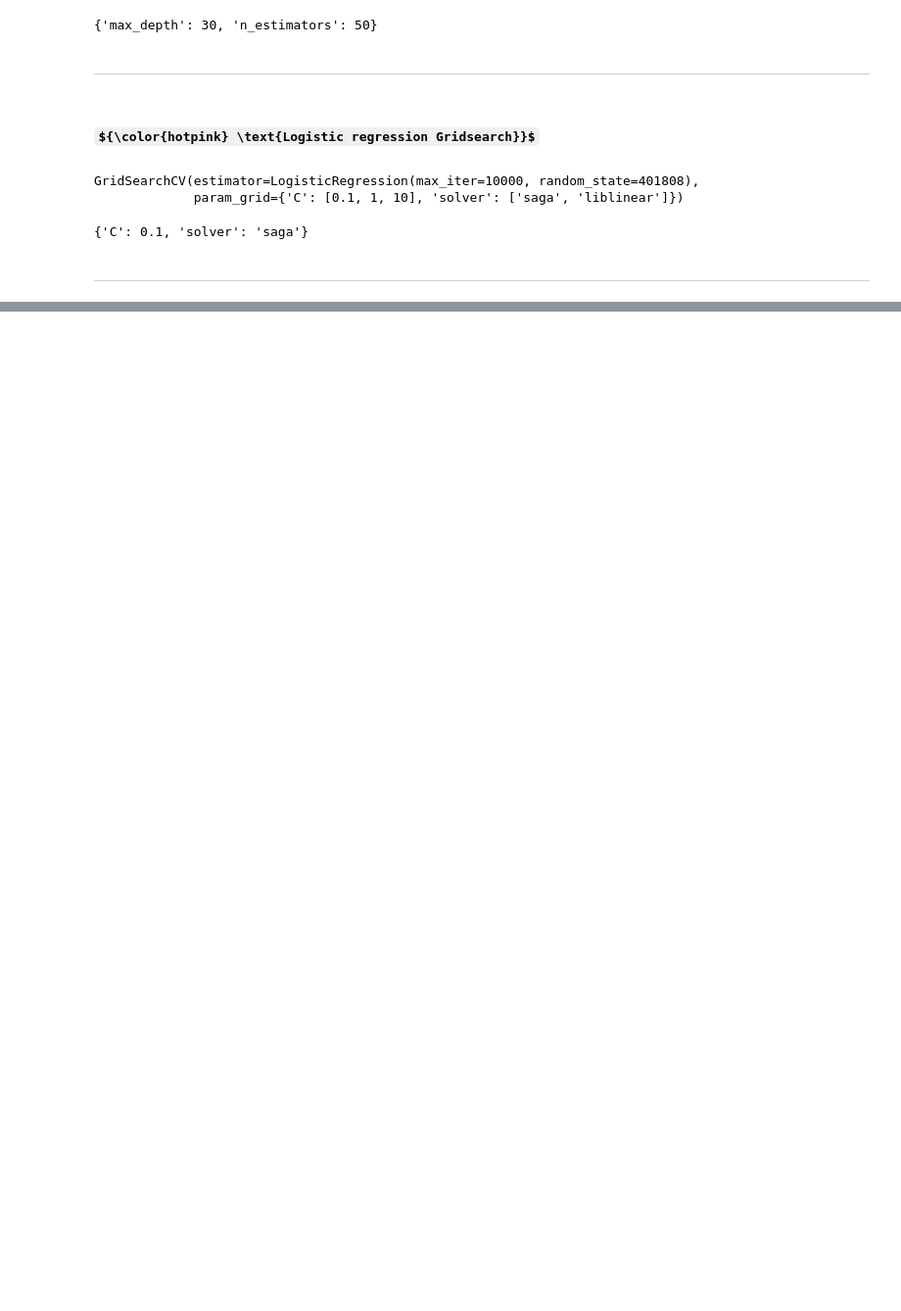
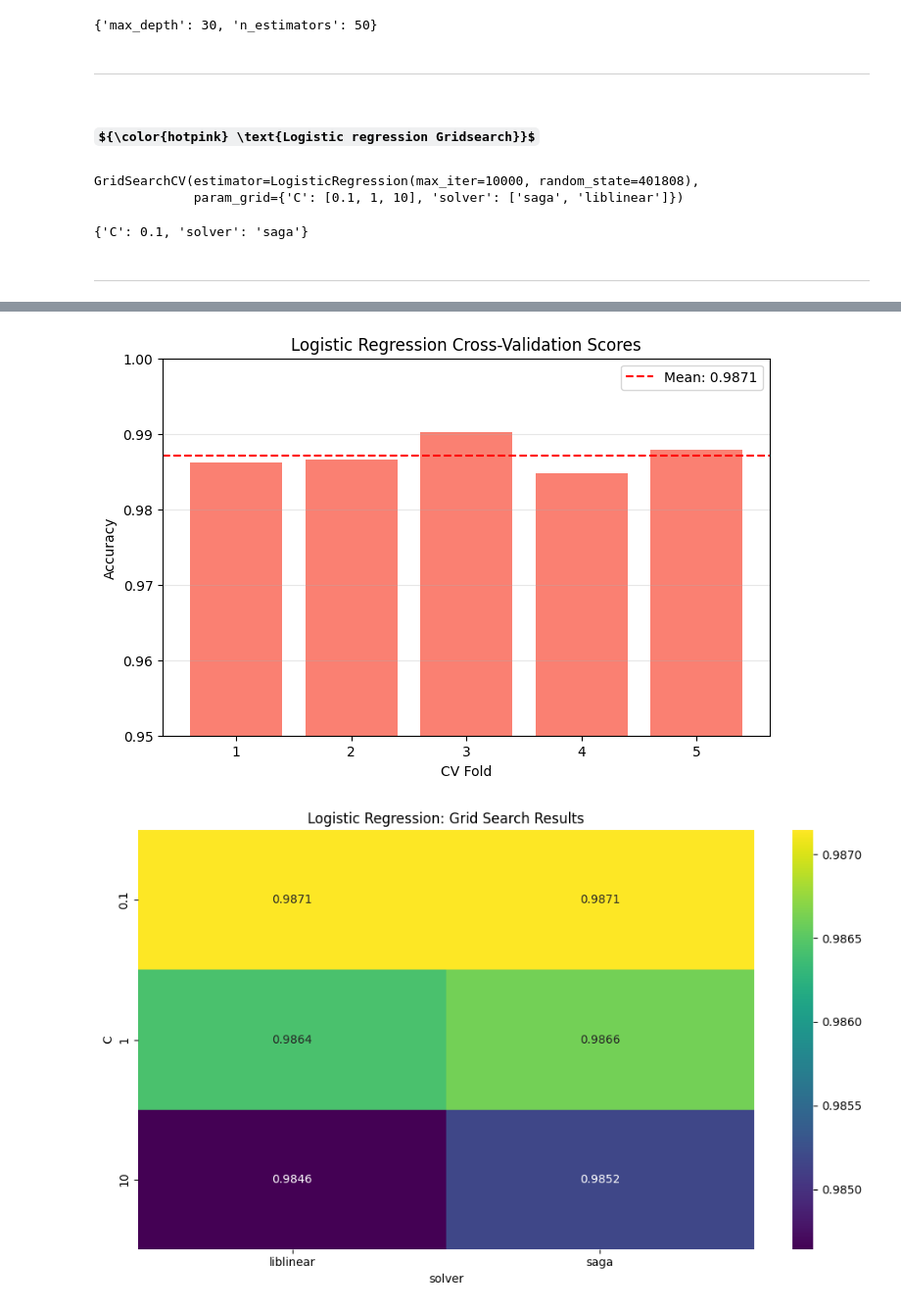
Before and after one commit to Kevin-2002/Gesture_Based_UI_Development, a Jupyter notebook: project_1/fashion.ipynb, the cells around one changed output, grey strips where cells are left out. Shown: that part at 98% size. Drawn from its saved outputs; the diff is of its cells as text; code cells hidden in the pictures; some formulas as TeX source; blank space fills up the shorter version.

```diff
--- a/project_1/fashion.ipynb
+++ b/project_1/fashion.ipynb
@@ -183,0 +206,2 @@ logistic_model = LogisticRegression(random_state=401808)
+# %%
+logistic_model = logistic_model.fit(X_train, y_train)
@@ -183,0 +323,39 @@ logistic_model = LogisticRegression(random_state=401808)
+# %%
+# Add after Logistic Regression cross-validation results
+# Plot cross-validation scores
+cv_scores = cross_val_score(logistic_model, X_train, y_train, cv=5)
+plt.figure(figsize=(8, 5))
+plt.bar(range(1, 6), cv_scores, color='salmon')
+plt.axhline(y=cv_scores.mean(), color='red', linestyle='--', label=f'Mean: {cv_scores.mean():.4f}')
+plt.title('Logistic Regression Cross-Validation Scores')
+plt.xlabel('CV Fold')
+plt.ylabel('Accuracy')
+plt.xticks(range(1, 6))
+plt.ylim(0.95, 1.0)
+plt.legend()
+plt.grid(axis='y', alpha=0.3)
+plt.show()
+
+# Create a heatmap of Logistic Regression hyperparameter tuning results
+C_values = sorted(set([p['C'] for p in logistic_model_grid.cv_results_['params']]))
+solver_values = sorted(set([p['solver'] for p in logistic_model_grid.cv_results_['params']]))
+
+# Reshape the scores for the heatmap
+scores = np.zeros((len(C_values), len(solver_values)))
+for i, c in enumerate(C_values):
+    for j, s in enumerate(solver_values):
+        for k, params in enumerate(logistic_model_grid.cv_results_['params']):
+            if params['C'] == c and params['solver'] == s:
+                scores[i, j] = logistic_model_grid.cv_results_['mean_test_score'][k]
+
+plt.figure(figsize=(10, 6))
+sns.heatmap(scores, annot=True, fmt='.4f', cmap='viridis',
+            xticklabels=solver_values, yticklabels=C_values)
+plt.title('Logistic Regression: Grid Search Results')
+plt.xlabel('solver')
+plt.ylabel('C')
+plt.tight_layout()
+plt.show()
+# %% [output]
+[figure, added]
+[figure, added]
```
Also changed, not shown: parts of 18 cells of this notebook.
